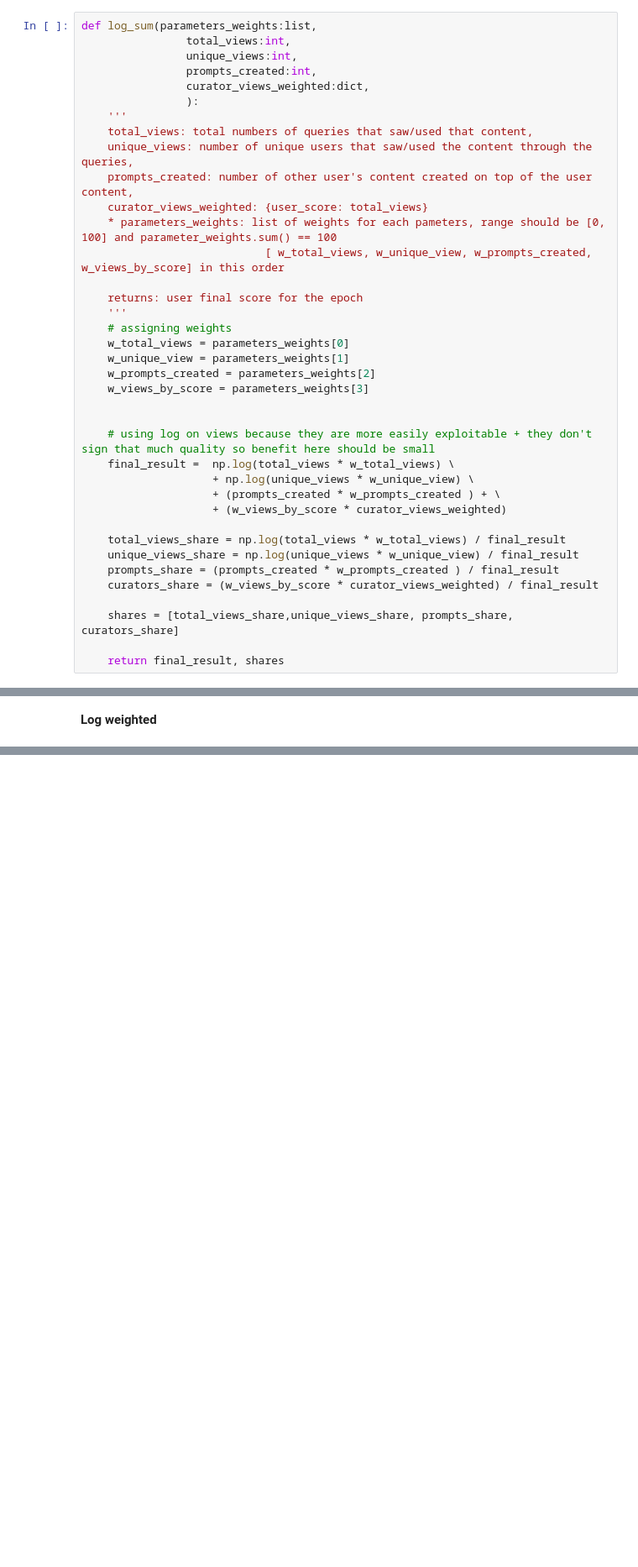
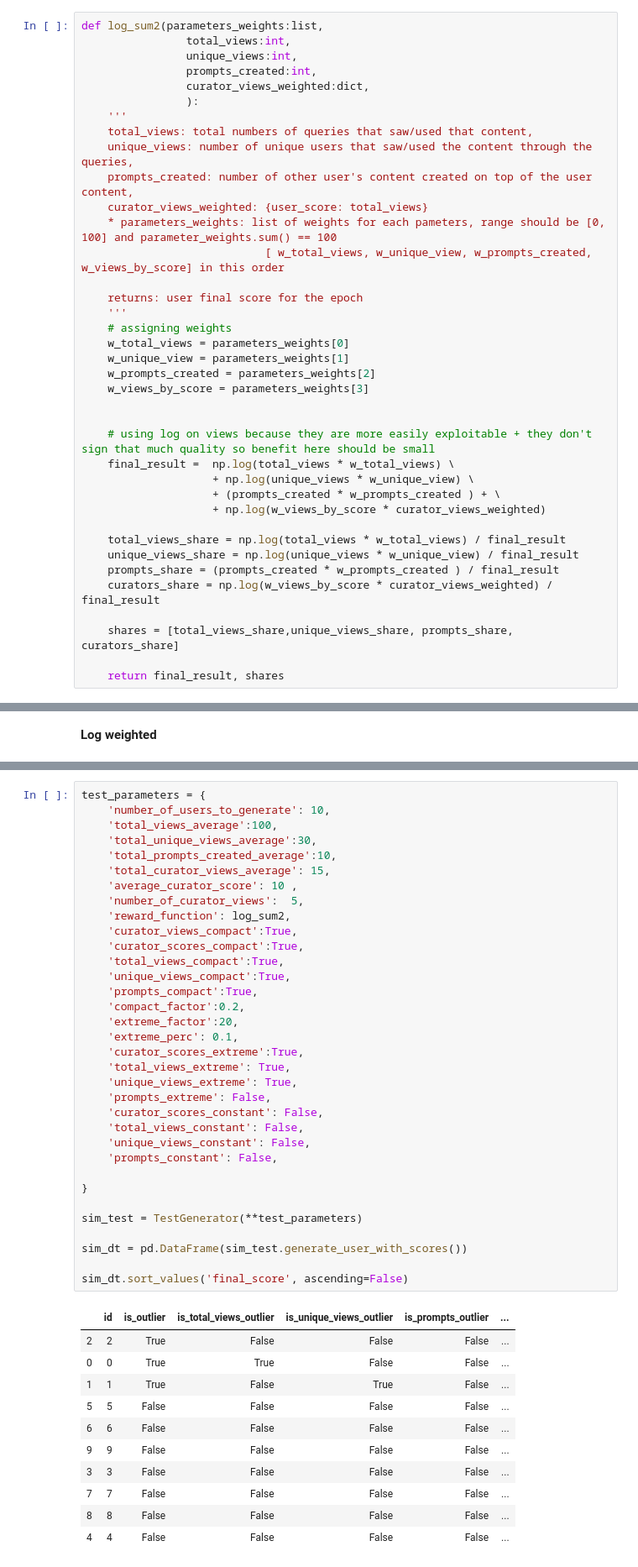
Before and after one commit to fmeiraf/dd_tokenomics, a Jupyter notebook: genesis_cohort_reward_function/reward_function.ipynb, the cells around one changed output, grey strips where cells are left out. Shown at 84% size. Saved outputs shown, nothing was run; the diff lists cells and outputs as text; blank space fills up the shorter version.

```diff
--- a/genesis_cohort_reward_function/reward_function.ipynb
+++ b/genesis_cohort_reward_function/reward_function.ipynb
@@ -292,5 +333,5 @@ def linear_sum(parameters_weights:list,
 # %%
-def log_sum(parameters_weights:list,
+def log_sum2(parameters_weights:list,
                 total_views:int,
                 unique_views:int,
                 prompts_created:int,
@@ -317,12 +358,12 @@ def log_sum(parameters_weights:list,
     final_result =  np.log(total_views * w_total_views) \
                     + np.log(unique_views * w_unique_view) \
                     + (prompts_created * w_prompts_created ) + \
-                    + (w_views_by_score * curator_views_weighted)
+                    + np.log(w_views_by_score * curator_views_weighted)
 
     total_views_share = np.log(total_views * w_total_views) / final_result
     unique_views_share = np.log(unique_views * w_unique_view) / final_result
     prompts_share = (prompts_created * w_prompts_created ) / final_result
-    curators_share = (w_views_by_score * curator_views_weighted) / final_result
+    curators_share = np.log(w_views_by_score * curator_views_weighted) / final_result
 
     shares = [total_views_share,unique_views_share, prompts_share, curators_share]
 
@@ -434,0 +476,46 @@ sim_dt.sort_values('final_score', ascending=False)
+# %%
+test_parameters = {
+    'number_of_users_to_generate': 10,
+    'total_views_average':100,
+    'total_unique_views_average':30,
+    'total_prompts_created_average':10,
+    'total_curator_views_average': 15,
+    'average_curator_score': 10 ,
+    'number_of_curator_views':  5,
+    'reward_function': log_sum2,
+    'curator_views_compact':True,
+    'curator_scores_compact':True,
+    'total_views_compact':True,
+    'unique_views_compact':True,
+    'prompts_compact':True,
+    'compact_factor':0.2,
+    'extreme_factor':20,
+    'extreme_perc': 0.1,
+    'curator_scores_extreme':True,
+    'total_views_extreme': True,
+    'unique_views_extreme': True,
+    'prompts_extreme': False,
+    'curator_scores_constant': False,
+    'total_views_constant': False,
+    'unique_views_constant': False,
+    'prompts_constant': False,
+
+}
+
+sim_test = TestGenerator(**test_parameters)
+
+sim_dt = pd.DataFrame(sim_test.generate_user_with_scores())
+
+sim_dt.sort_values('final_score', ascending=False)
+# %% [output]
+|  | id | is_outlier | is_total_views_outlier | is_unique_views_outlier | is_prompts_outlier | ... |
+| 2 | 2 | True | False | False | False | ... |
+| 0 | 0 | True | True | False | False | ... |
+| 1 | 1 | True | False | True | False | ... |
+| 5 | 5 | False | False | False | False | ... |
+| 6 | 6 | False | False | False | False | ... |
+| 9 | 9 | False | False | False | False | ... |
+| 3 | 3 | False | False | False | False | ... |
+| 7 | 7 | False | False | False | False | ... |
+| 8 | 8 | False | False | False | False | ... |
+| 4 | 4 | False | False | False | False | ... |
```
Also changed, not shown: parts of 8 cells of this notebook.
